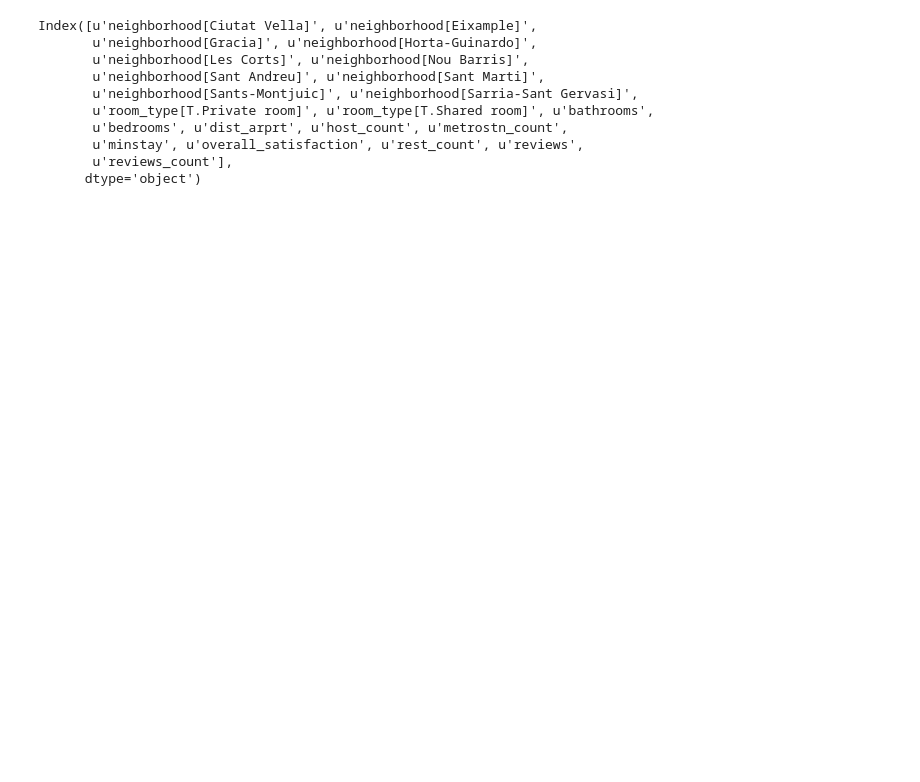
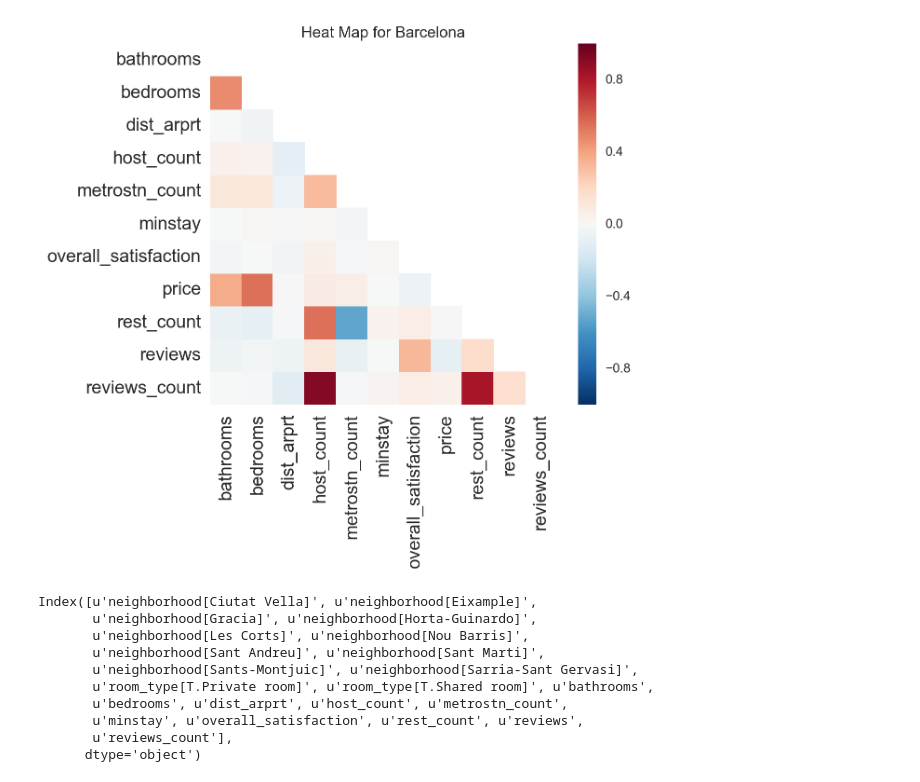
Before and after one commit to Jyojha/DS_Projects, a Jupyter notebook: Barcelona_Model.ipynb, the cells around one changed output. Cells and saved outputs as stored; diff of their text form; code cells hidden in the pictures; blank space fills up the shorter version.

```diff
--- a/Barcelona_Model.ipynb
+++ b/Barcelona_Model.ipynb
@@ -44,5 +44,29 @@ barcelona.head(2)
 # %%
 #barcelona = barcelona[barcelona.price <= 1000.]
+# %%
+df_corr = barcelona[[x for x in barcelona.columns if x not in ['Unnamed: 0','bhk']]].corr()
+# %%
+#for heatmap Set the default matplotlib figure size to 7x7:
+
+plt.rcParams['figure.figsize']=(6,5)
+
+# Generate a mask for the upper triangle (taken from seaborn example gallery)
+mask = np.zeros_like(df_corr, dtype=np.bool)
+mask[np.triu_indices_from(mask)] = True
+
+# Plot the heatmap with seaborn.
+# Assign the matplotlib axis the function returns. This will let us resize the labels.
+ax = sns.heatmap(df_corr, mask=mask)
+
+# Resize the labels.
+ax.set_xticklabels(ax.xaxis.get_ticklabels(), fontsize=14)
+ax.set_yticklabels(ax.yaxis.get_ticklabels(), fontsize=14)
+ax.set_title('Heat Map for Barcelona')
+
+# If you put plt.show() at the bottom, it prevents those useless printouts from matplotlib.
+plt.show()
+# %% [output]
+[figure, added]
 # %%
 X, y = pred_target(barcelona)
 # %%
```
Also changed, not shown: parts of 23 cells of this notebook.
